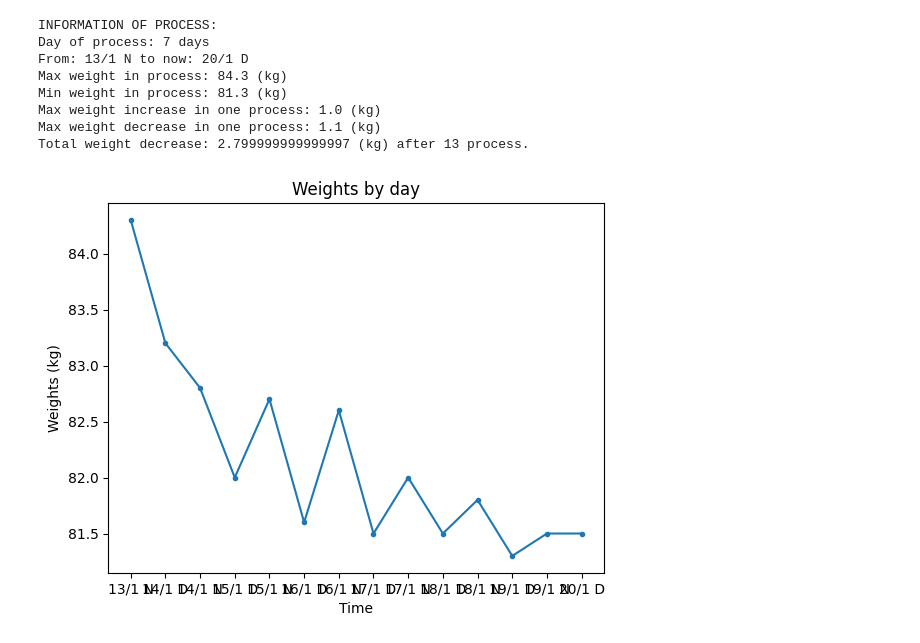
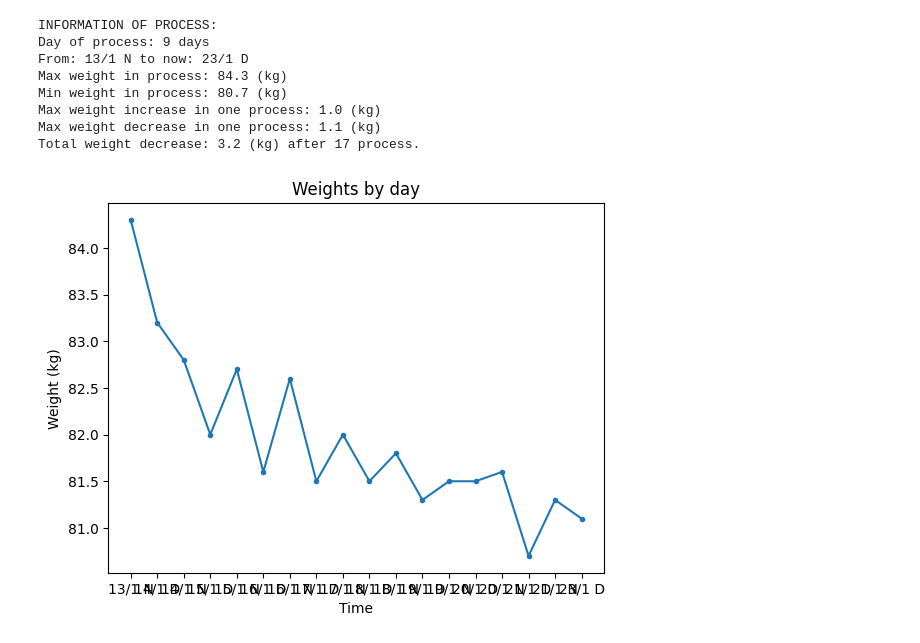
Before and after one commit to thanhbl-hust/Data-structures-and-Algorithms, a Jupyter notebook: train_12_1/weights.ipynb, the cells around one changed output. Saved outputs shown, nothing was run; the diff lists cells and outputs as text; code cells hidden in the pictures.

Commit message:
process

```diff
--- a/train_12_1/weights.ipynb
+++ b/train_12_1/weights.ipynb
@@ -46,43 +25,44 @@ def countDeandIn(ls):
 import matplotlib.pyplot as plt
 
 w = [
     84.3,  83.2,   82.8,   82.0,   82.7,   81.6,   82.6,   81.5,
-    82,    81.5,   81.8,   81.3,   81.5,   81.5
+    82,    81.5,   81.8,   81.3,   81.5,   81.5,   81.6,   80.7,
+    81.3,  81.1
 ]
 d = [
     '13/1 N', '14/1 D', '14/1 N', '15/1 D', '15/1 N', '16/1 D', '16/1 N', '17/1 D',
-    '17/1 N', '18/1 D', '18/1 N', '19/1 D', '19/1 N', '20/1 D'
+    '17/1 N', '18/1 D', '18/1 N', '19/1 D', '19/1 N', '20/1 D', '20/1 N', '21/1 D',
+    '21/1 N', '23/1 D'
 ]
 
 
 print("INFORMATION OF PROCESS:")
 print(f'Day of process: {int(len(w) / 2)} days')
 print(f'From: {d[0]} to now: {d[len(d) - 1]}')
 plt.plot(d, w, marker='.')
 plt.xlabel('Time')
-plt.ylabel('Weights (kg)')
+plt.ylabel('Weight (kg)')
 plt.title('Weights by day')
 
 #oneday has 2 parameters, 0:00 and after wake up
 maxIncrease, maxDecrease = findMaxandMin(w)
 
 print(f'Max weight in process: {round(max(w), 2)} (kg)')
 print(f'Min weight in process: {round(min(w), 2)} (kg)')
 print(f'Max weight increase in one process: {round(maxIncrease, 2)} (kg)')
 print(f'Max weight decrease in one process: {-1 * round(maxDecrease, 2)} (kg)')
-print(f'Total weight decrease: {abs(w[len(w) - 1] - w[0])} (kg) after {len(w) - 1} process.')
-
+print(f'Total weight decrease: {round(abs(w[len(w) - 1] - w[0]), 1)} (kg) after {len(w) - 1} process.')
 plt.show()
 # %% [output]
 INFORMATION OF PROCESS:
-Day of process: 7 days
-From: 13/1 N to now: 20/1 D
+Day of process: 9 days
+From: 13/1 N to now: 23/1 D
 Max weight in process: 84.3 (kg)
-Min weight in process: 81.3 (kg)
+Min weight in process: 80.7 (kg)
 Max weight increase in one process: 1.0 (kg)
 Max weight decrease in one process: 1.1 (kg)
-Total weight decrease: 2.799999999999997 (kg) after 13 process.
+Total weight decrease: 3.2 (kg) after 17 process.
-[figure, old version]
+[figure, new version]
 # %%
 de, inc = countDeandIn(w)
 de_percent = 100 * (round(de / (de + inc), 3))
```
Also changed, not shown: parts of 6 cells of this notebook.
